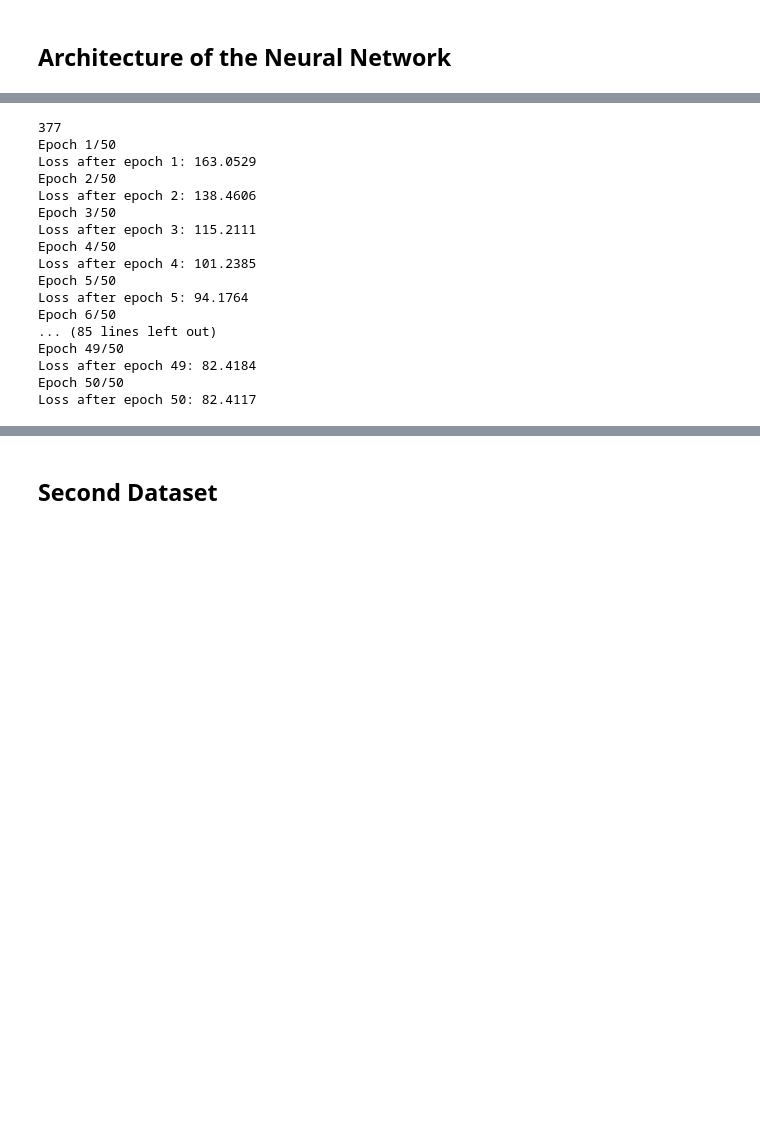
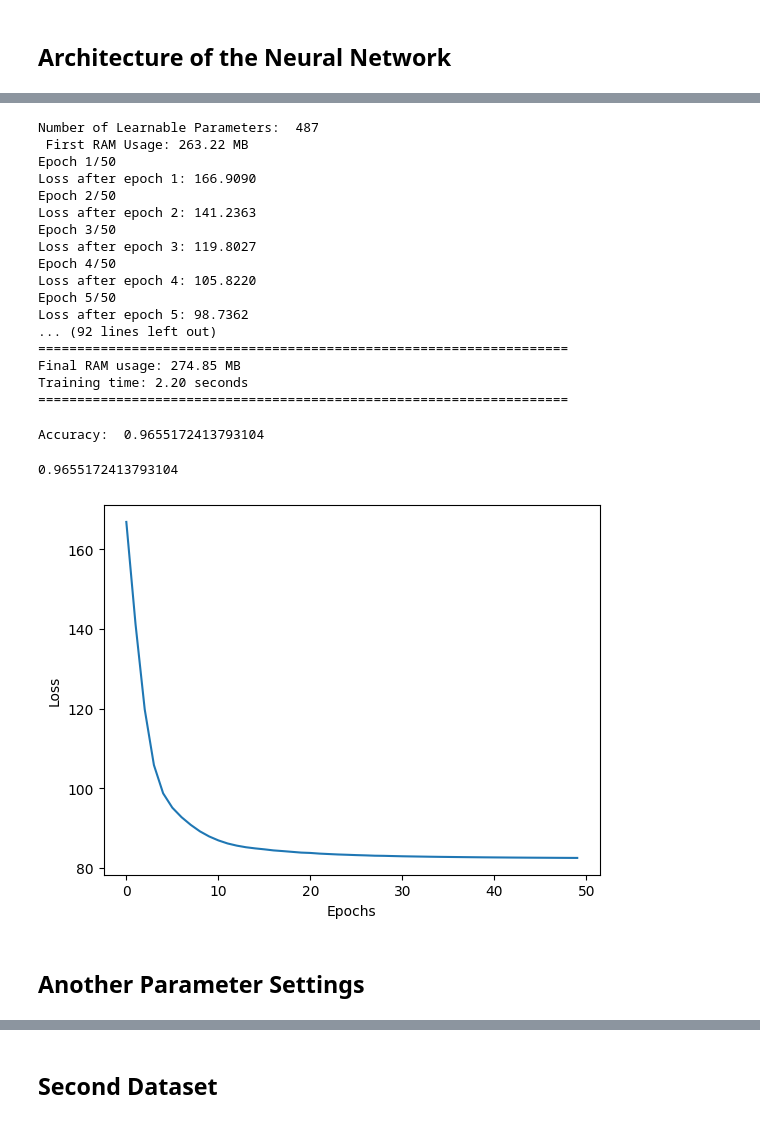
Before and after one commit to Snaseri2001/Machine-learning, a Jupyter notebook: Neural_Network_Scratsch/Neural_Network_Framework.ipynb, the cells around one changed output, grey strips where cells are left out. Saved outputs shown, nothing was run; the diff lists cells and outputs as text; code cells hidden in the pictures; blank space fills up the shorter version.

```diff
--- a/Neural_Network_Scratsch/Neural_Network_Framework.ipynb
+++ b/Neural_Network_Scratsch/Neural_Network_Framework.ipynb
@@ -267,24 +300,41 @@ net.add(Layer(5, "relu"))
 net.add(Layer(2, "sigmoid"))
 net.setup()
 
-print(net.number_of_Learnabale_param)
-# Use the numpy array version of y_train for training
+print("Number of Learnable Parameters: " , net.number_of_Learnabale_param)
 loss_list = net.SGD(X_train, y_train, epochs=50, learning_rate=0.01, batch_size=1)
 # %% [output]
-377
+Number of Learnable Parameters:  487
+ First RAM Usage: 263.22 MB
 Epoch 1/50
-Loss after epoch 1: 163.0529
+Loss after epoch 1: 166.9090
 Epoch 2/50
-Loss after epoch 2: 138.4606
+Loss after epoch 2: 141.2363
 Epoch 3/50
-Loss after epoch 3: 115.2111
+Loss after epoch 3: 119.8027
 Epoch 4/50
-Loss after epoch 4: 101.2385
+Loss after epoch 4: 105.8220
 Epoch 5/50
-Loss after epoch 5: 94.1764
-Epoch 6/50
-... (85 lines left out)
-Epoch 49/50
-Loss after epoch 49: 82.4184
-Epoch 50/50
-Loss after epoch 50: 82.4117
+Loss after epoch 5: 98.7362
+... (92 lines left out)
+====================================================================
+Final RAM usage: 274.85 MB
+Training time: 2.20 seconds
+====================================================================
+# %%
+y_test = encoder.transform(y_test)
+net.Test(X_test, y_test)
+# %% [output]
+Accuracy:  0.9655172413793104
+0.9655172413793104
+# %%
+from matplotlib import pyplot as plt
+import numpy as np
+
+plt.plot(loss_list)
+plt.xlabel("Epochs")
+plt.ylabel("Loss")
+plt.show()
+# %% [output]
+[figure, added]
+# %% [markdown]
+## Another Parameter Settings
```
Also changed, not shown: parts of 13 cells of this notebook.
